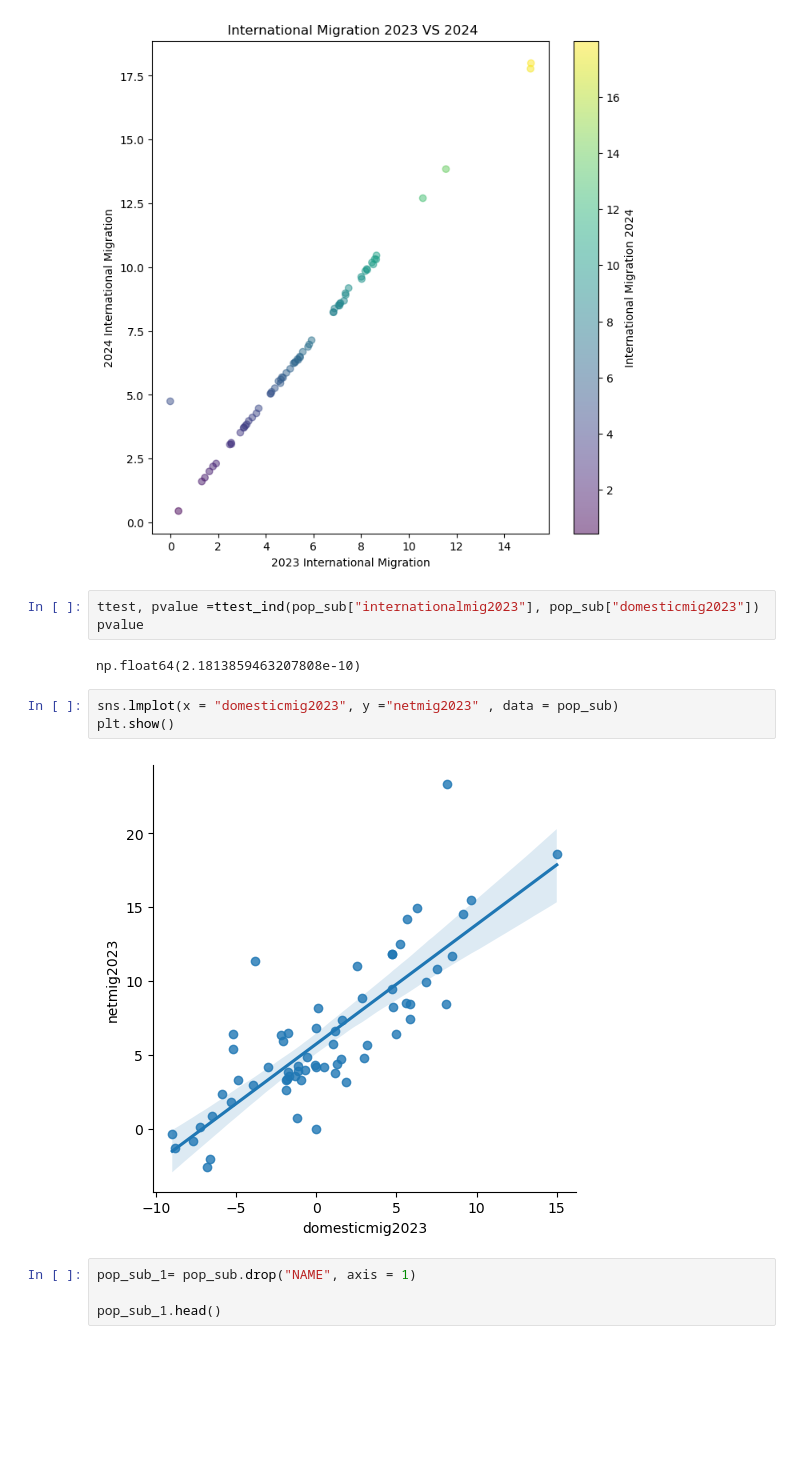
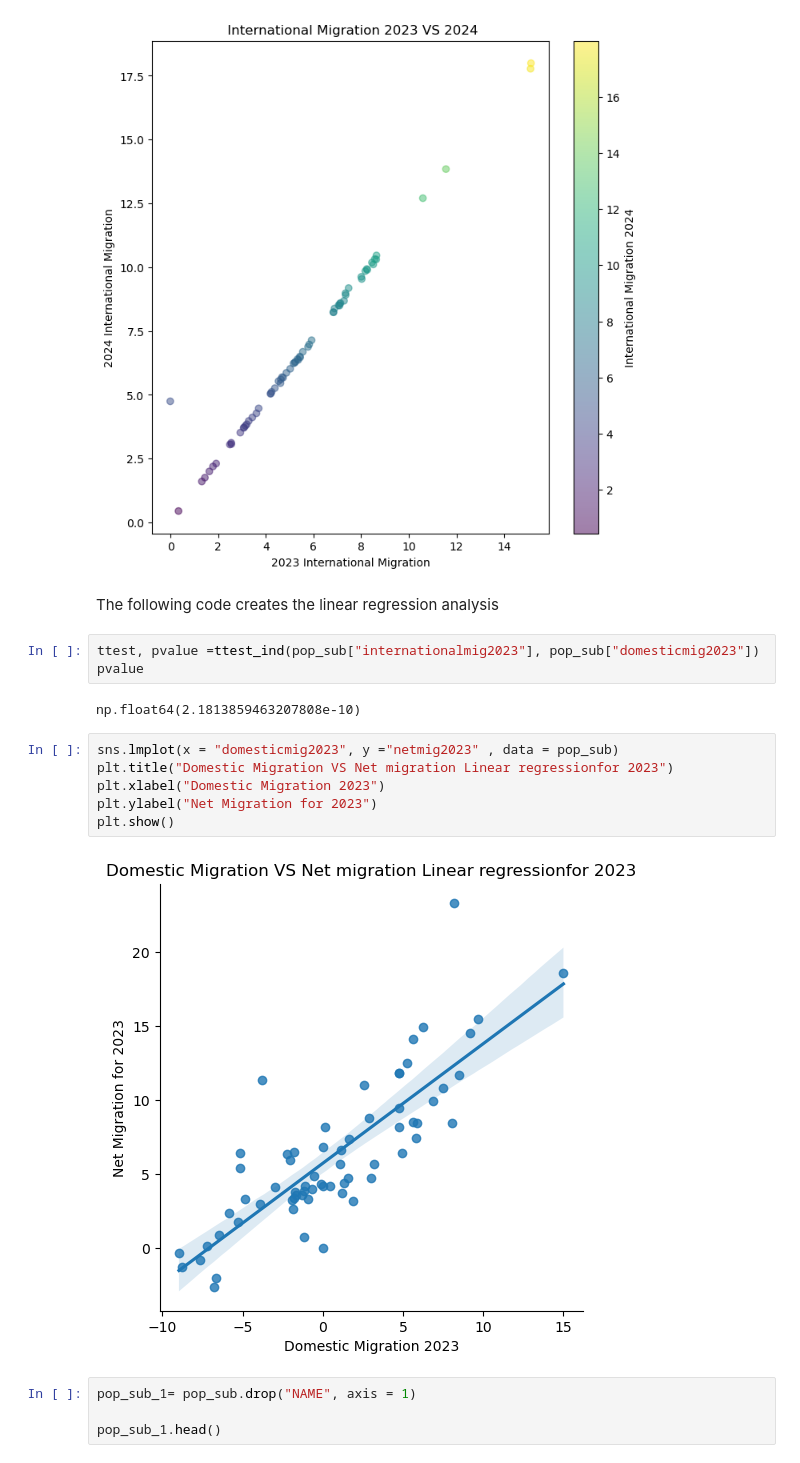
Before and after one commit to MWPerrineJr/Population-EDA, a Jupyter notebook: population.ipynb, the cells around one changed output. Saved outputs shown, nothing was run; the diff lists cells and outputs as text; blank space fills up the shorter version.

```diff
--- a/population.ipynb
+++ b/population.ipynb
@@ -266,6 +274,8 @@ plt.colorbar(label="International Migration 2024")
 plt.show()
 # %% [output]
 [figure]
+# %% [markdown]
+The following code creates the linear regression analysis
 # %%
 ttest, pvalue =ttest_ind(pop_sub["internationalmig2023"], pop_sub["domesticmig2023"])
 pvalue
@@ -273,9 +283,12 @@ pvalue
 np.float64(2.1813859463207808e-10)
 # %%
 sns.lmplot(x = "domesticmig2023", y ="netmig2023" , data = pop_sub)
+plt.title("Domestic Migration VS Net migration Linear regressionfor 2023")
+plt.xlabel("Domestic Migration 2023")
+plt.ylabel("Net Migration for 2023")
 plt.show()
 # %% [output]
-[figure, old version]
+[figure, new version]
 # %%
 pop_sub_1= pop_sub.drop("NAME", axis = 1)
 
```
Also changed, not shown: parts of 4 cells of this notebook.
